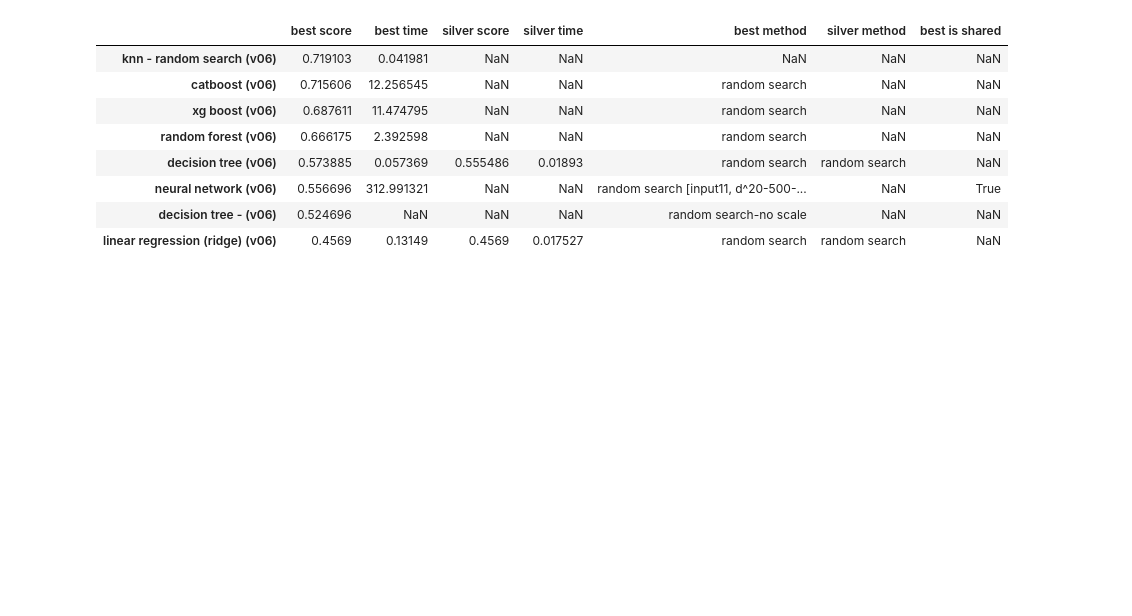
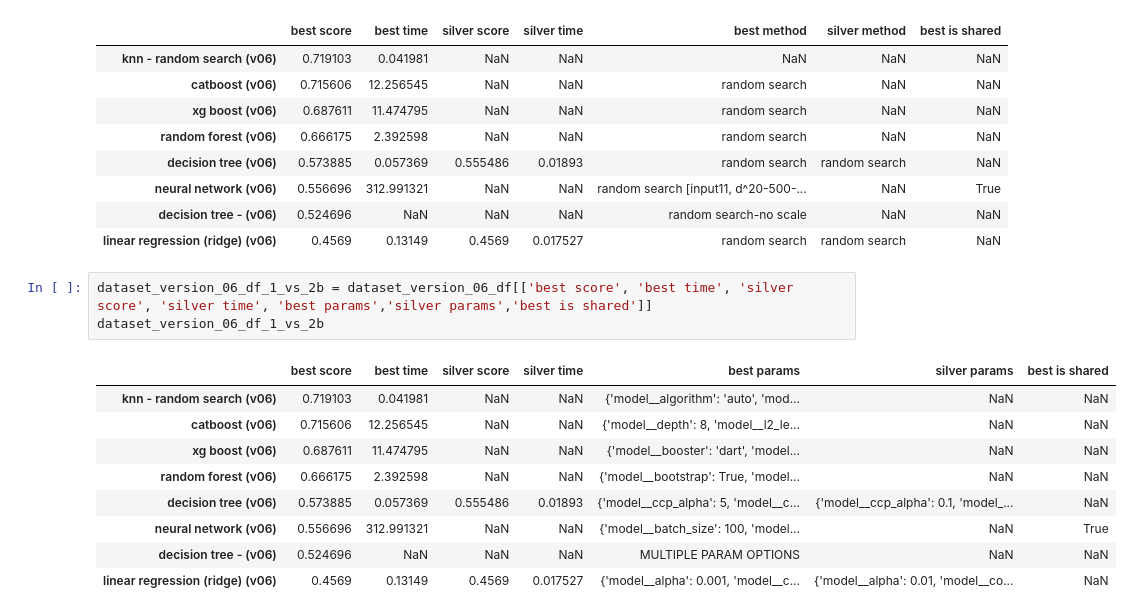
Before and after one commit to jayportfolio/capstone_streamlit, a Jupyter notebook: results/summary_benchmark_v06.ipynb, the cells around one changed output. Saved outputs shown, nothing was run; the diff lists cells and outputs as text; blank space fills up the shorter version.

```diff
--- a/results/summary_benchmark_v06.ipynb
+++ b/results/summary_benchmark_v06.ipynb
@@ -43,3 +43,16 @@ dataset_version_06_df_1_vs_2
 | neural network (v06) | 0.556696 | 312.991321 | NaN | NaN | random search [input11, d^20-500-... | NaN | True |
 | decision tree - (v06) | 0.524696 | NaN | NaN | NaN | random search-no scale | NaN | NaN |
 | linear regression (ridge) (v06) | 0.4569 | 0.13149 | 0.4569 | 0.017527 | random search | random search | NaN |
+# %%
+dataset_version_06_df_1_vs_2b = dataset_version_06_df[['best score', 'best time', 'silver score', 'silver time', 'best params','silver params','best is shared']]
+dataset_version_06_df_1_vs_2b
+# %% [output]
+|  | best score | best time | silver score | silver time | best params | silver params | best is shared |
+| knn - random search (v06) | 0.719103 | 0.041981 | NaN | NaN | {'model__algorithm': 'auto', 'mod... | NaN | NaN |
+| catboost (v06) | 0.715606 | 12.256545 | NaN | NaN | {'model__depth': 8, 'model__l2_le... | NaN | NaN |
+| xg boost (v06) | 0.687611 | 11.474795 | NaN | NaN | {'model__booster': 'dart', 'model... | NaN | NaN |
+| random forest (v06) | 0.666175 | 2.392598 | NaN | NaN | {'model__bootstrap': True, 'model... | NaN | NaN |
+| decision tree (v06) | 0.573885 | 0.057369 | 0.555486 | 0.01893 | {'model__ccp_alpha': 5, 'model__c... | {'model__ccp_alpha': 0.1, 'model_... | NaN |
+| neural network (v06) | 0.556696 | 312.991321 | NaN | NaN | {'model__batch_size': 100, 'model... | NaN | True |
+| decision tree - (v06) | 0.524696 | NaN | NaN | NaN | MULTIPLE PARAM OPTIONS | NaN | NaN |
+| linear regression (ridge) (v06) | 0.4569 | 0.13149 | 0.4569 | 0.017527 | {'model__alpha': 0.001, 'model__c... | {'model__alpha': 0.01, 'model__co... | NaN |
```
